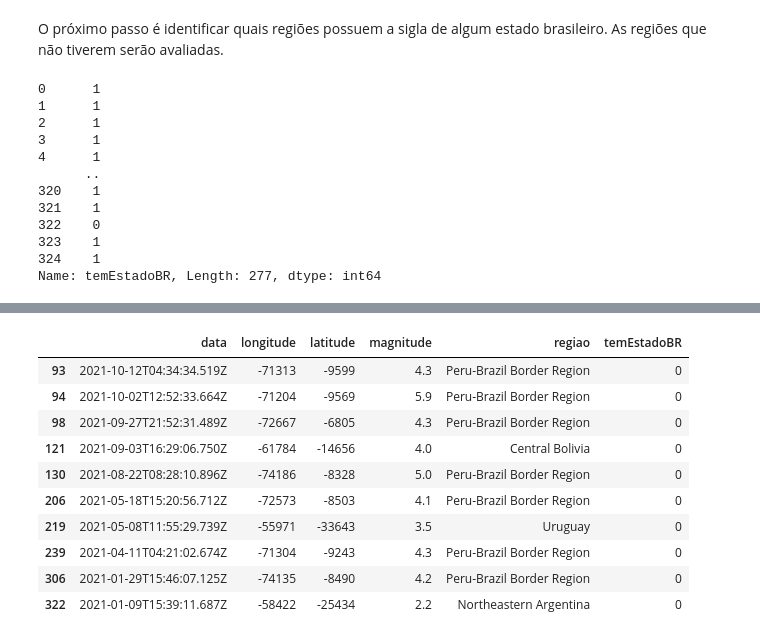
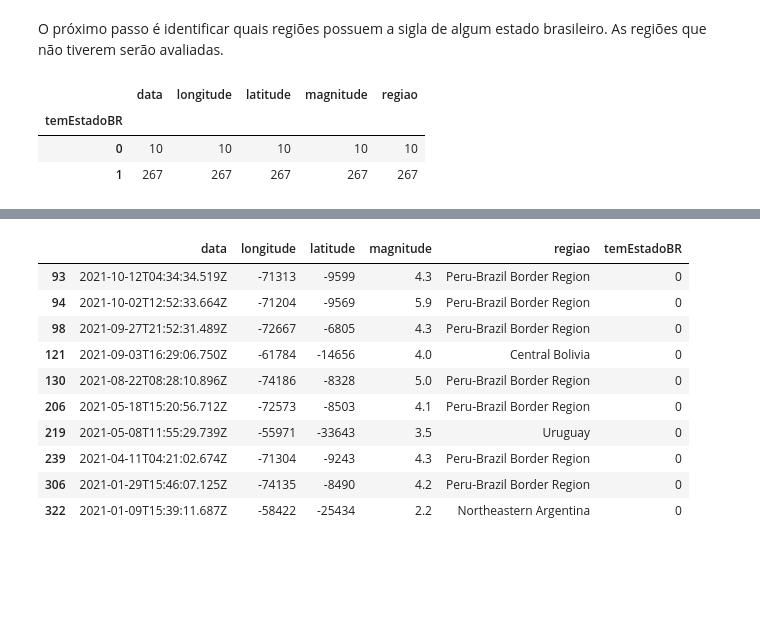
Before and after one commit to casjunior93/Analise-de-terromotos-ocorridos-no-Brasil-desde-1900, a Jupyter notebook: Terremotos_no_Brasil.ipynb, the cells around one changed output, grey strips where cells are left out. Cells and saved outputs as stored; diff of their text form; code cells hidden in the pictures; blank space fills up the shorter version.

```diff
--- a/Terremotos_no_Brasil.ipynb
+++ b/Terremotos_no_Brasil.ipynb
@@ -136,17 +138,9 @@ def temEstadoBR(df):
 # creating and passing series to new column
 df_uterremotos["temEstadoBR"]= df_uterremotos.apply(temEstadoBR, axis=1)
 # %%
-df_uterremotos["temEstadoBR"]
+df_uterremotos.groupby(['temEstadoBR']).count()
 # %% [output]
-0      1
-1      1
-2      1
-3      1
-4      1
-      ..
-320    1
-321    1
-322    0
-323    1
-324    1
-Name: temEstadoBR, Length: 277, dtype: int64
+|  | data | longitude | latitude | magnitude | regiao |
+| temEstadoBR |  |  |  |  |  |
+| 0 | 10 | 10 | 10 | 10 | 10 |
+| 1 | 267 | 267 | 267 | 267 | 267 |
```
Also changed, not shown: parts of 19 cells of this notebook.
